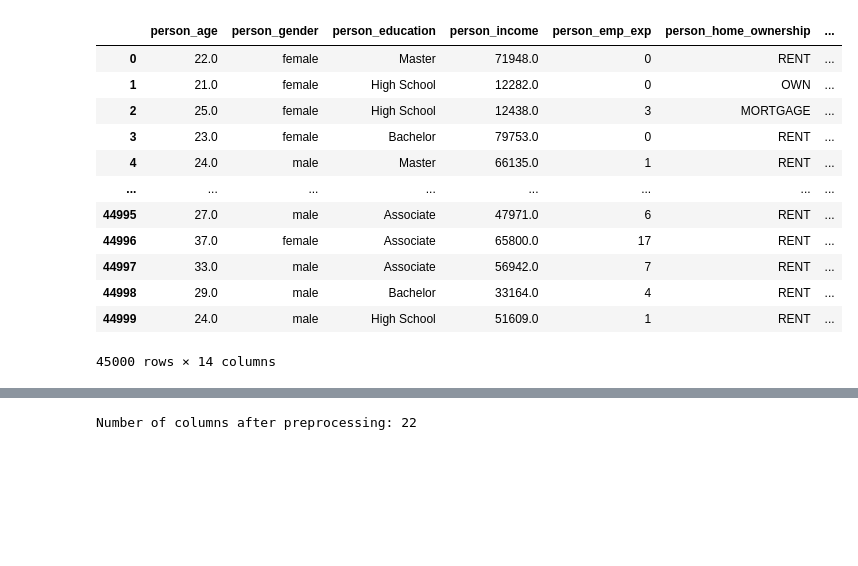
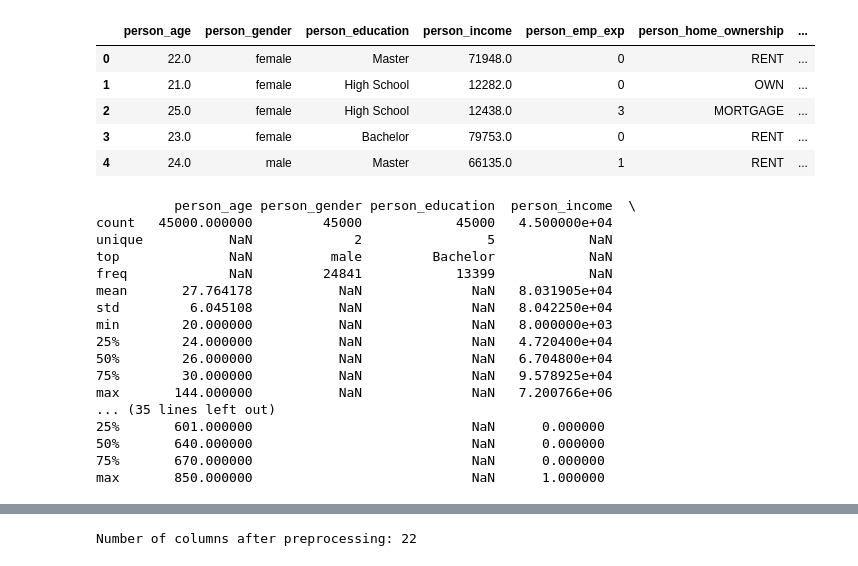
Before and after one commit to samuelbaldwin05/PredictingLoanDefaults, a Jupyter notebook: notebooks/loan_default.ipynb, the cells around one changed output, grey strips where cells are left out. Saved outputs shown, nothing was run; the diff lists cells and outputs as text; code cells hidden in the pictures; blank space fills up the shorter version.

```diff
--- a/notebooks/loan_default.ipynb
+++ b/notebooks/loan_default.ipynb
@@ -46,11 +46,19 @@ loan_status: 1 if the loan was repaid successfully, 0 if the applicant defaulted
 # %%
 import pandas as pd
-# Step 1 Clean the data
+
 df = pd.read_csv("loan_data.csv")
+
+# Display basic dataset information
+print('Shape of the dataset:', df.shape)
 
 # See if there are rows with nulls that need to be removed
 rows_with_nulls = df.isna().any(axis=1).sum()
 print(f"Number of rows with null values: {rows_with_nulls}")
 
 # No nulls so we are fine
+
+# If there are duplicates, we remove them
+if df.duplicated().sum() > 0:
+    df = df.drop_duplicates()
+    print('Duplicates dropped.')
 # %% [output]
@@ -79,17 +67,31 @@ max       850.000000                            NaN      1.000000
 # %%
 # View df
-df
+df.head()
 # %% [output]
 |  | person_age | person_gender | person_education | person_income | person_emp_exp | person_home_ownership | ... |
 | 0 | 22.0 | female | Master | 71948.0 | 0 | RENT | ... |
 | 1 | 21.0 | female | High School | 12282.0 | 0 | OWN | ... |
 | 2 | 25.0 | female | High School | 12438.0 | 3 | MORTGAGE | ... |
 | 3 | 23.0 | female | Bachelor | 79753.0 | 0 | RENT | ... |
 | 4 | 24.0 | male | Master | 66135.0 | 1 | RENT | ... |
-| ... | ... | ... | ... | ... | ... | ... | ... |
-| 44995 | 27.0 | male | Associate | 47971.0 | 6 | RENT | ... |
-| 44996 | 37.0 | female | Associate | 65800.0 | 17 | RENT | ... |
-| 44997 | 33.0 | male | Associate | 56942.0 | 7 | RENT | ... |
-| 44998 | 29.0 | male | Bachelor | 33164.0 | 4 | RENT | ... |
-| 44999 | 24.0 | male | High School | 51609.0 | 1 | RENT | ... |
-45000 rows × 14 columns
+# %%
+# Step 2 Some basic EDA
+print(df.describe(include="all"))
+# %% [output]
+          person_age person_gender person_education  person_income  \
+count   45000.000000         45000            45000   4.500000e+04
+unique           NaN             2                5            NaN
+top              NaN          male         Bachelor            NaN
+freq             NaN         24841            13399            NaN
+mean       27.764178           NaN              NaN   8.031905e+04
+std         6.045108           NaN              NaN   8.042250e+04
+min        20.000000           NaN              NaN   8.000000e+03
+25%        24.000000           NaN              NaN   4.720400e+04
+50%        26.000000           NaN              NaN   6.704800e+04
+75%        30.000000           NaN              NaN   9.578925e+04
+max       144.000000           NaN              NaN   7.200766e+06
+... (35 lines left out)
+25%       601.000000                            NaN      0.000000
+50%       640.000000                            NaN      0.000000
+75%       670.000000                            NaN      0.000000
+max       850.000000                            NaN      1.000000
```
Also changed, not shown: parts of 12 cells of this notebook.
